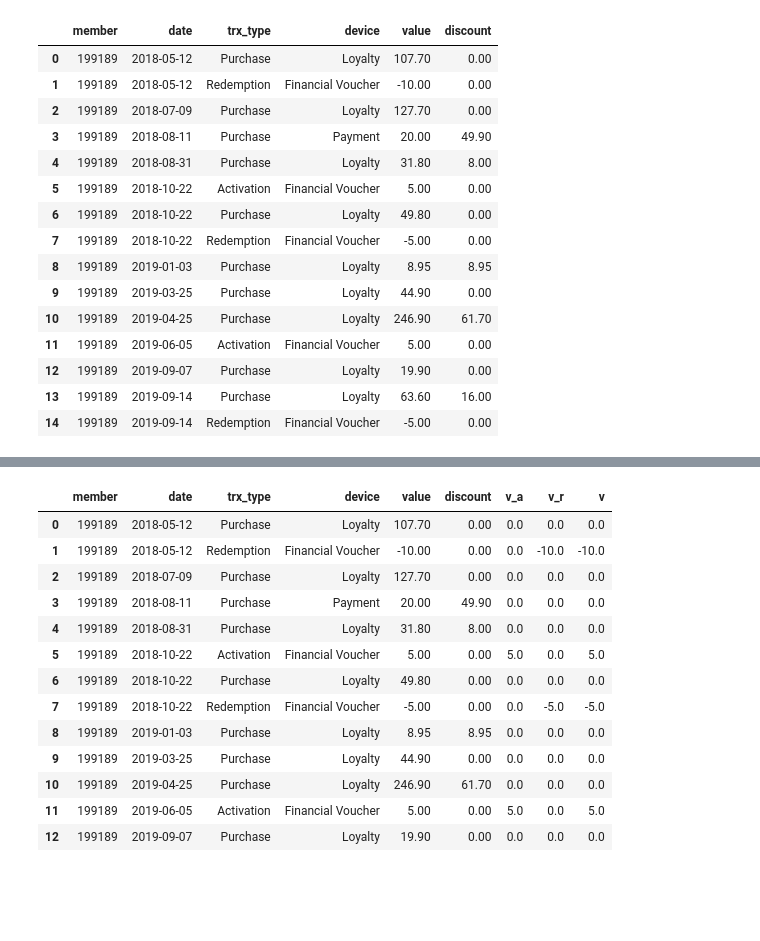
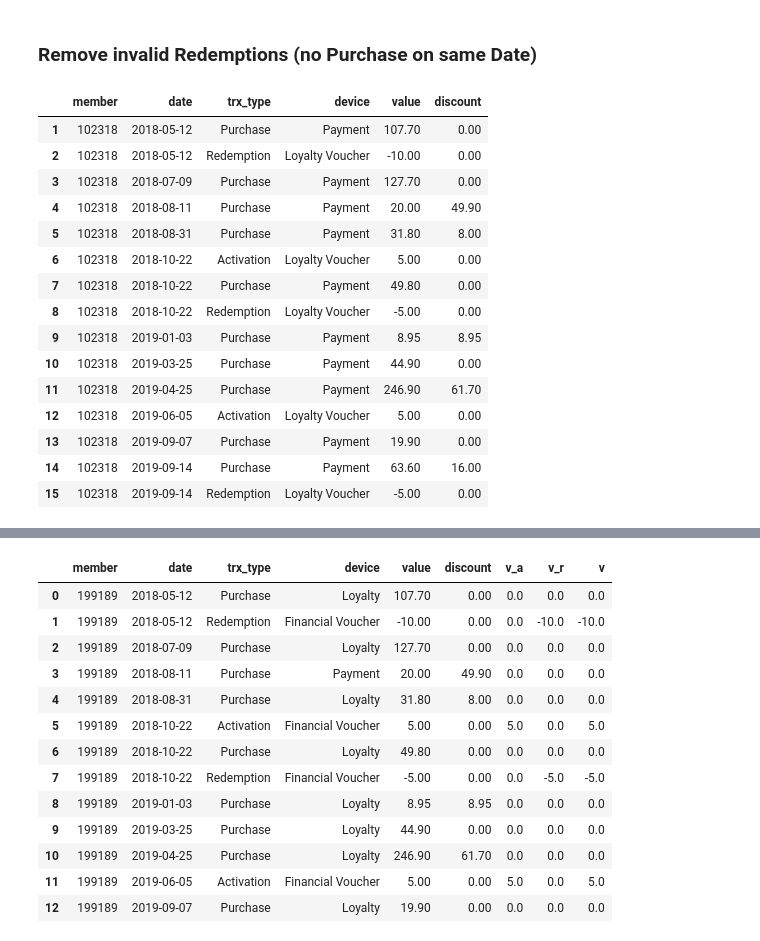
Before and after one commit to rbuerki/trx_data_manipulation_medium, a Jupyter notebook: 1_simple_trx_prep/Trx_Data_Transformation.ipynb, the cells around one changed output, grey strips where cells are left out. Saved outputs shown, nothing was run; the diff lists cells and outputs as text; code cells hidden in the pictures; blank space fills up the shorter version.

```diff
--- a/1_simple_trx_prep/Trx_Data_Transformation.ipynb
+++ b/1_simple_trx_prep/Trx_Data_Transformation.ipynb
@@ -44,15 +169,0 @@ Seaborn Version: 0.11.0
-# %%
-%load_ext autoreload
-%autoreload 2
-
-%matplotlib inline
-# %config InlineBackend.figure_format = 'svg'
-plt.style.use('raph-base')
-
-from IPython.core.interactiveshell import InteractiveShell
-InteractiveShell.ast_node_interactivity = 'all'
-
-pd.set_option('precision', 2)
-pd.set_option('display.max_columns', 30)
-pd.set_option('display.expand_frame_repr', False)
-pd.set_option('max_colwidth', 800)
@@ -117,23 +169,0 @@ tm
-# %%
-# Add an edge case: Same-date Activation and redemption
-test = tm.copy()
-test.iloc[5, 1] = dt.datetime.strptime("2018-10-22", "%Y-%m-%d")
-test.iloc[3, 3] = "Payment"  # just that I not forget about these values
-test
-# %% [output]
-|  | member | date | trx_type | device | value | discount |
-| 0 | 199189 | 2018-05-12 | Purchase | Loyalty | 107.70 | 0.00 |
-| 1 | 199189 | 2018-05-12 | Redemption | Financial Voucher | -10.00 | 0.00 |
-| 2 | 199189 | 2018-07-09 | Purchase | Loyalty | 127.70 | 0.00 |
-| 3 | 199189 | 2018-08-11 | Purchase | Payment | 20.00 | 49.90 |
-| 4 | 199189 | 2018-08-31 | Purchase | Loyalty | 31.80 | 8.00 |
-| 5 | 199189 | 2018-10-22 | Activation | Financial Voucher | 5.00 | 0.00 |
-| 6 | 199189 | 2018-10-22 | Purchase | Loyalty | 49.80 | 0.00 |
-| 7 | 199189 | 2018-10-22 | Redemption | Financial Voucher | -5.00 | 0.00 |
-| 8 | 199189 | 2019-01-03 | Purchase | Loyalty | 8.95 | 8.95 |
-| 9 | 199189 | 2019-03-25 | Purchase | Loyalty | 44.90 | 0.00 |
-| 10 | 199189 | 2019-04-25 | Purchase | Loyalty | 246.90 | 61.70 |
-| 11 | 199189 | 2019-06-05 | Activation | Financial Voucher | 5.00 | 0.00 |
-| 12 | 199189 | 2019-09-07 | Purchase | Loyalty | 19.90 | 0.00 |
-| 13 | 199189 | 2019-09-14 | Purchase | Loyalty | 63.60 | 16.00 |
-| 14 | 199189 | 2019-09-14 | Redemption | Financial Voucher | -5.00 | 0.00 |
@@ -142,0 +170,36 @@ test
+# %% [markdown]
+### Remove invalid Redemptions (no Purchase on same Date)
+# %%
+# TODO - write a function for this
+
+# Identify the stand-alone-Redemptions
+# is this the best way? do i have to make a dataframe or could i work with the gp object directly?
+test = test_member.groupby(["member", "date"]).agg({"trx_type": str})  # list does not work in the next steps -
+
+test = test[test["trx_type"].str.contains("Redemption")]
+test = test[~test["trx_type"].str.contains("Purchase")]
+
+
+test["trx_type"] = "Redemption"
+
+test_member = pd.merge(test_member, test, on=["member", "date", "trx_type"], how="left", indicator=True)
+test_member = test_member[test_member["_merge"] == "left_only"]
+test_member.drop(columns="_merge", inplace=True)
+test_member
+# %% [output]
+|  | member | date | trx_type | device | value | discount |
+| 1 | 102318 | 2018-05-12 | Purchase | Payment | 107.70 | 0.00 |
+| 2 | 102318 | 2018-05-12 | Redemption | Loyalty Voucher | -10.00 | 0.00 |
+| 3 | 102318 | 2018-07-09 | Purchase | Payment | 127.70 | 0.00 |
+| 4 | 102318 | 2018-08-11 | Purchase | Payment | 20.00 | 49.90 |
+| 5 | 102318 | 2018-08-31 | Purchase | Payment | 31.80 | 8.00 |
+| 6 | 102318 | 2018-10-22 | Activation | Loyalty Voucher | 5.00 | 0.00 |
+| 7 | 102318 | 2018-10-22 | Purchase | Payment | 49.80 | 0.00 |
+| 8 | 102318 | 2018-10-22 | Redemption | Loyalty Voucher | -5.00 | 0.00 |
+| 9 | 102318 | 2019-01-03 | Purchase | Payment | 8.95 | 8.95 |
+| 10 | 102318 | 2019-03-25 | Purchase | Payment | 44.90 | 0.00 |
+| 11 | 102318 | 2019-04-25 | Purchase | Payment | 246.90 | 61.70 |
+| 12 | 102318 | 2019-06-05 | Activation | Loyalty Voucher | 5.00 | 0.00 |
+| 13 | 102318 | 2019-09-07 | Purchase | Payment | 19.90 | 0.00 |
+| 14 | 102318 | 2019-09-14 | Purchase | Payment | 63.60 | 16.00 |
+| 15 | 102318 | 2019-09-14 | Redemption | Loyalty Voucher | -5.00 | 0.00 |
```
Also changed, not shown: parts of 30 cells of this notebook.
